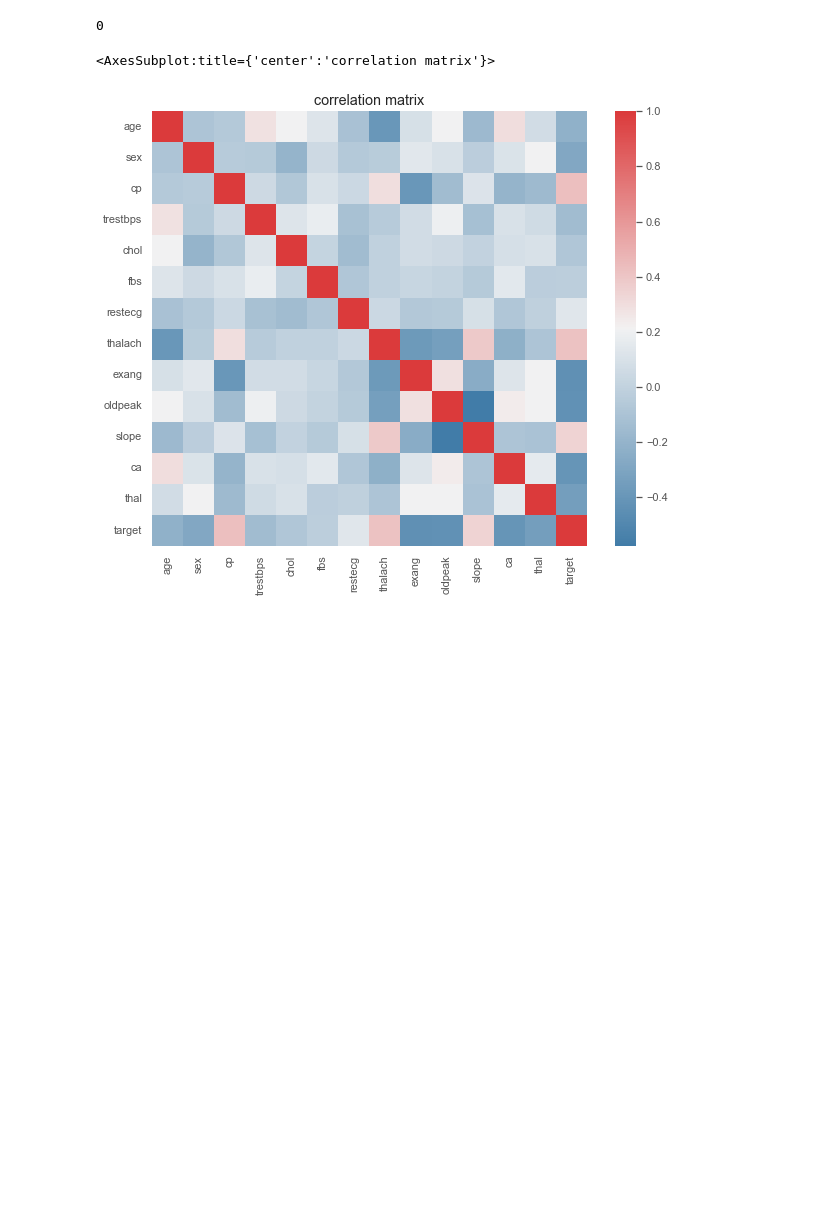
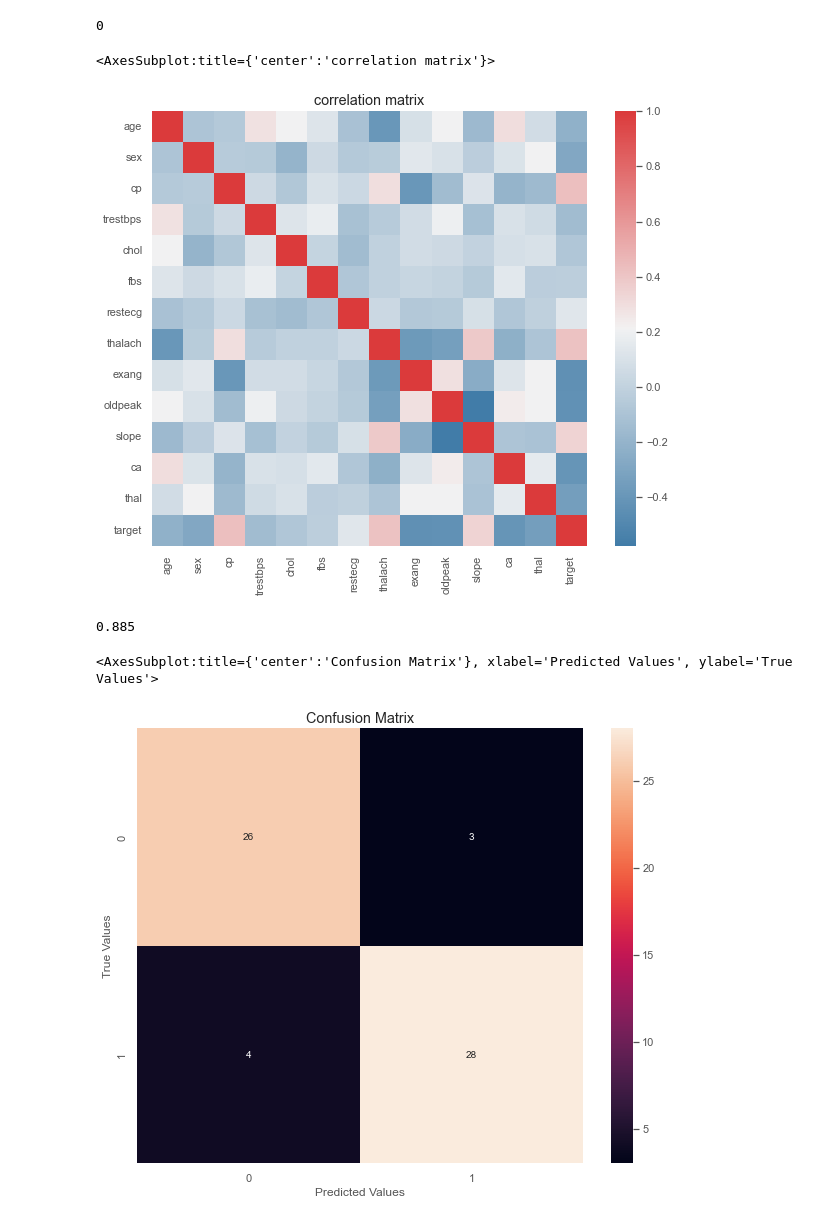
Before and after one commit to Omuk/Reborn, a Jupyter notebook: Data Practice/Practice_Field.ipynb, the cells around one changed output. Saved outputs shown, nothing was run; the diff lists cells and outputs as text; code cells hidden in the pictures; blank space fills up the shorter version.

Commit message:
data

```diff
--- a/Data Practice/Practice_Field.ipynb
+++ b/Data Practice/Practice_Field.ipynb
@@ -81,0 +87,46 @@ cat_val = ['sex', 'cp', 'restecg', 'exang', 'slope', 'ca', 'thal']
+# %%
+colm_trans = ColumnTransformer(
+    [
+        ('num', MinMaxScaler(), num_val),
+        ('cat', OrdinalEncoder(), cat_val)
+    ]
+)
+
+
+x = pd.DataFrame(colm_trans.fit_transform(x))
+# x
+# %%
+x_train,x_test,y_train,y_test = train_test_split(x,y, random_state=42, test_size=0.2)
+# %%
+knn = KNeighborsClassifier(n_neighbors=3)
+
+knn.fit(x_train,y_train)
+
+y_true = y_test
+y_pred = knn.predict(x_test)
+
+acc_scr = accuracy_score(y_true,y_pred).round(3)
+
+acc_scr
+# %% [output]
+0.885
+# %%
+conm_dic = {
+    'y_true':y_true,
+    'y_pred':y_pred
+}
+
+conma_cols = pd.DataFrame(
+    conm_dic, columns=['y_true', 'y_pred']
+)
+
+confusion_matrix = pd.crosstab(conma_cols['y_true'], conma_cols['y_pred'], rownames=['True Values'], colnames=['Predicted Values'])
+
+f,ax = plt.subplots(figsize=(10,8))
+
+ax.set_title('Confusion Matrix')
+
+sns.heatmap(confusion_matrix, annot=True, ax=ax)
+# %% [output]
+<AxesSubplot:title={'center':'Confusion Matrix'}, xlabel='Predicted Values', ylabel='True Values'>
+[figure, added]
```
Also changed, not shown: parts of 4 cells of this notebook.
